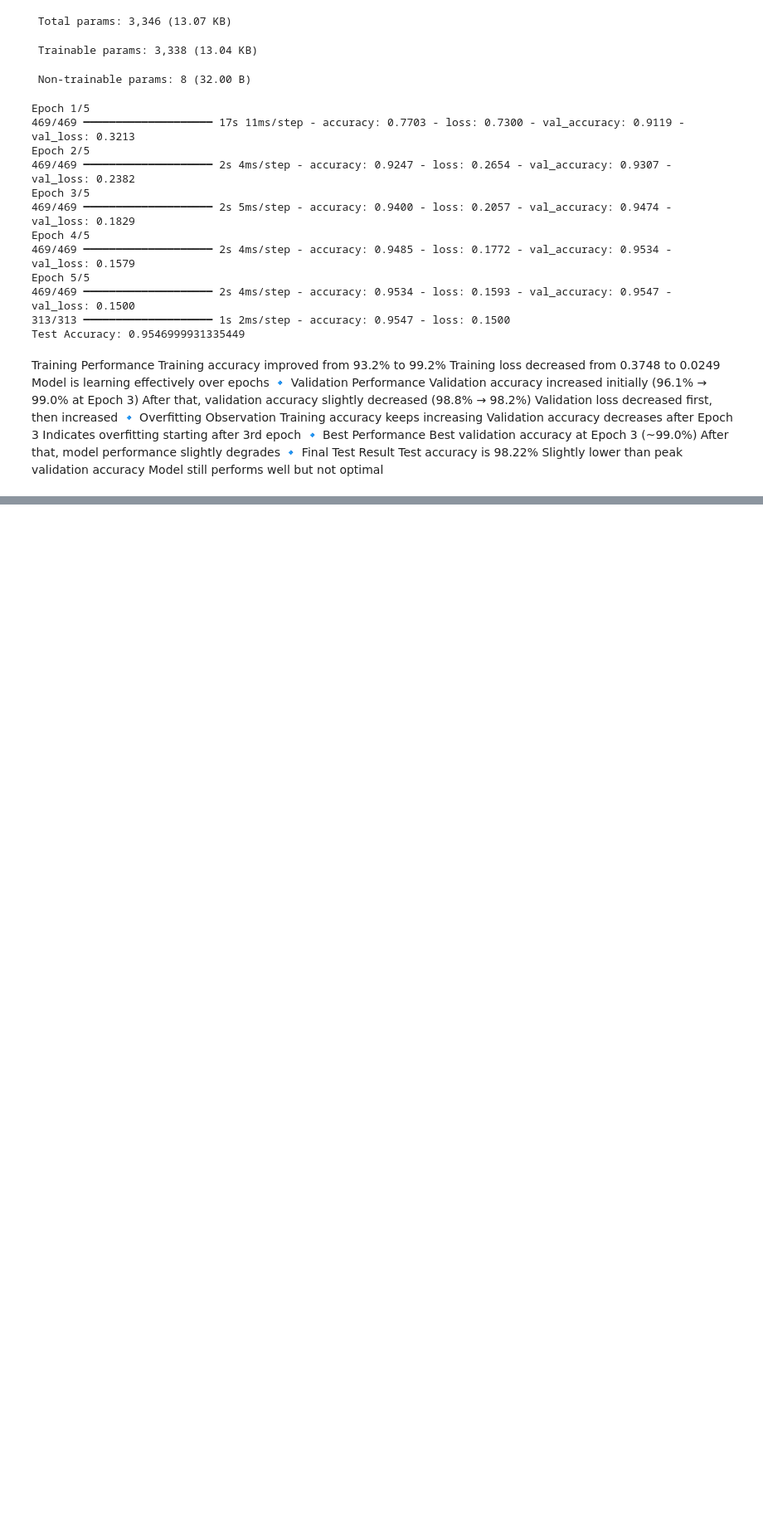
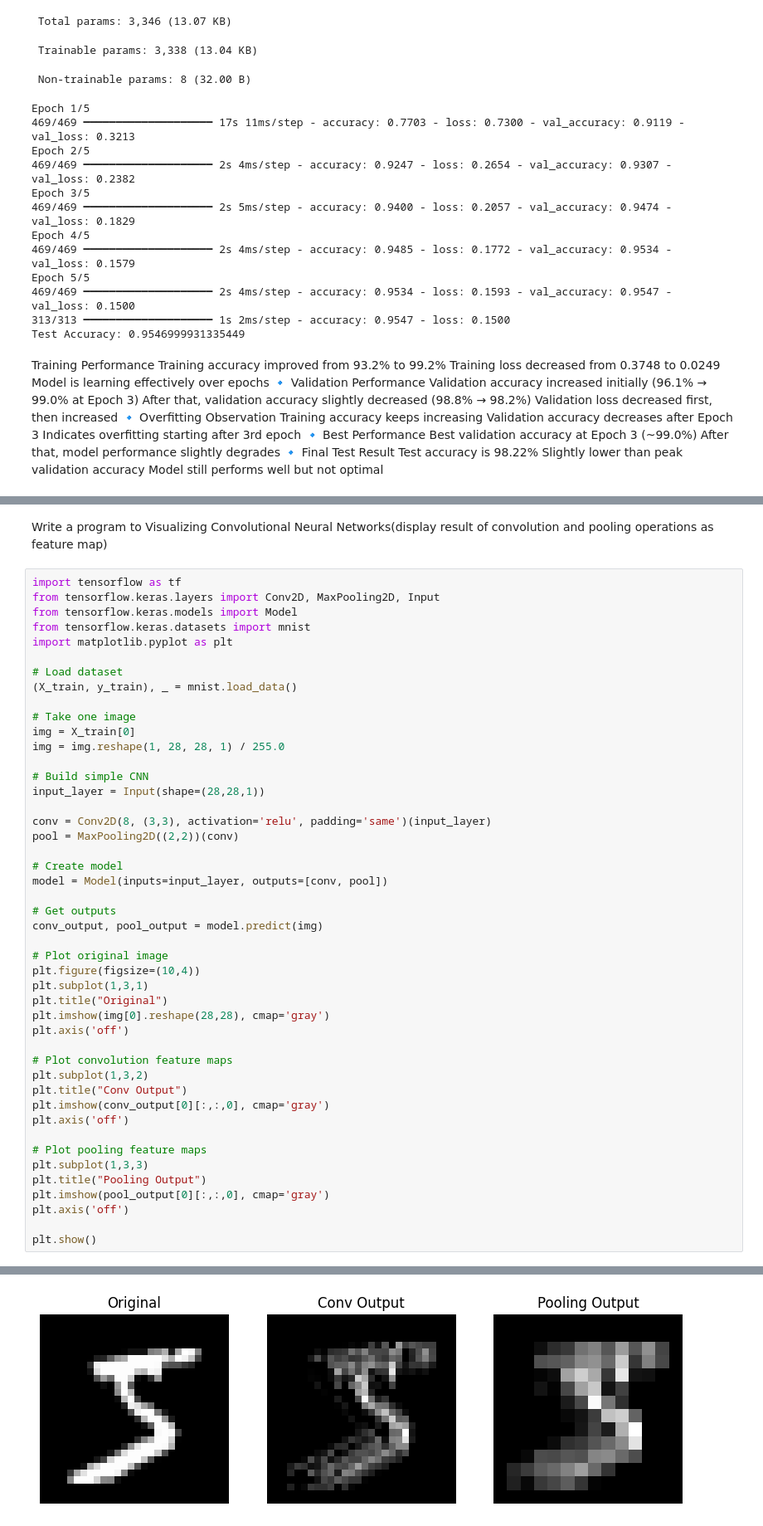
Before and after one commit to naveen-ramavath/Deep-Learning, a Jupyter notebook: dl.ipynb, the cells around one changed output, grey strips where cells are left out. Shown at 83% size. Saved outputs shown, nothing was run; the diff lists cells and outputs as text; blank space fills up the shorter version.

Commit message:
showing convo layers and pooling layer images to understand what happenning

```diff
--- a/dl.ipynb
+++ b/dl.ipynb
@@ -2096,0 +2099,49 @@ Model still performs well but not optimal
+# %% [markdown]
+Write a program to Visualizing Convolutional Neural Networks(display result of convolution and pooling operations as feature map)
+# %%
+import tensorflow as tf
+from tensorflow.keras.layers import Conv2D, MaxPooling2D, Input
+from tensorflow.keras.models import Model
+from tensorflow.keras.datasets import mnist
+import matplotlib.pyplot as plt
+
+# Load dataset
+(X_train, y_train), _ = mnist.load_data()
+
+# Take one image
+img = X_train[0]
+img = img.reshape(1, 28, 28, 1) / 255.0
+
+# Build simple CNN
+input_layer = Input(shape=(28,28,1))
+
+conv = Conv2D(8, (3,3), activation='relu', padding='same')(input_layer)
+pool = MaxPooling2D((2,2))(conv)
+
+# Create model
+model = Model(inputs=input_layer, outputs=[conv, pool])
+
+# Get outputs
+conv_output, pool_output = model.predict(img)
+
+# Plot original image
+plt.figure(figsize=(10,4))
+plt.subplot(1,3,1)
+plt.title("Original")
+plt.imshow(img[0].reshape(28,28), cmap='gray')
+plt.axis('off')
+
+# Plot convolution feature maps
+plt.subplot(1,3,2)
+plt.title("Conv Output")
+plt.imshow(conv_output[0][:,:,0], cmap='gray')
+plt.axis('off')
+
+# Plot pooling feature maps
+plt.subplot(1,3,3)
+plt.title("Pooling Output")
+plt.imshow(pool_output[0][:,:,0], cmap='gray')
+plt.axis('off')
+
+plt.show()
+# %% [output]
@@ -2096,0 +2151 @@ Model still performs well but not optimal
+[figure, added]
```
Also changed, not shown: parts of 5 cells of this notebook.
